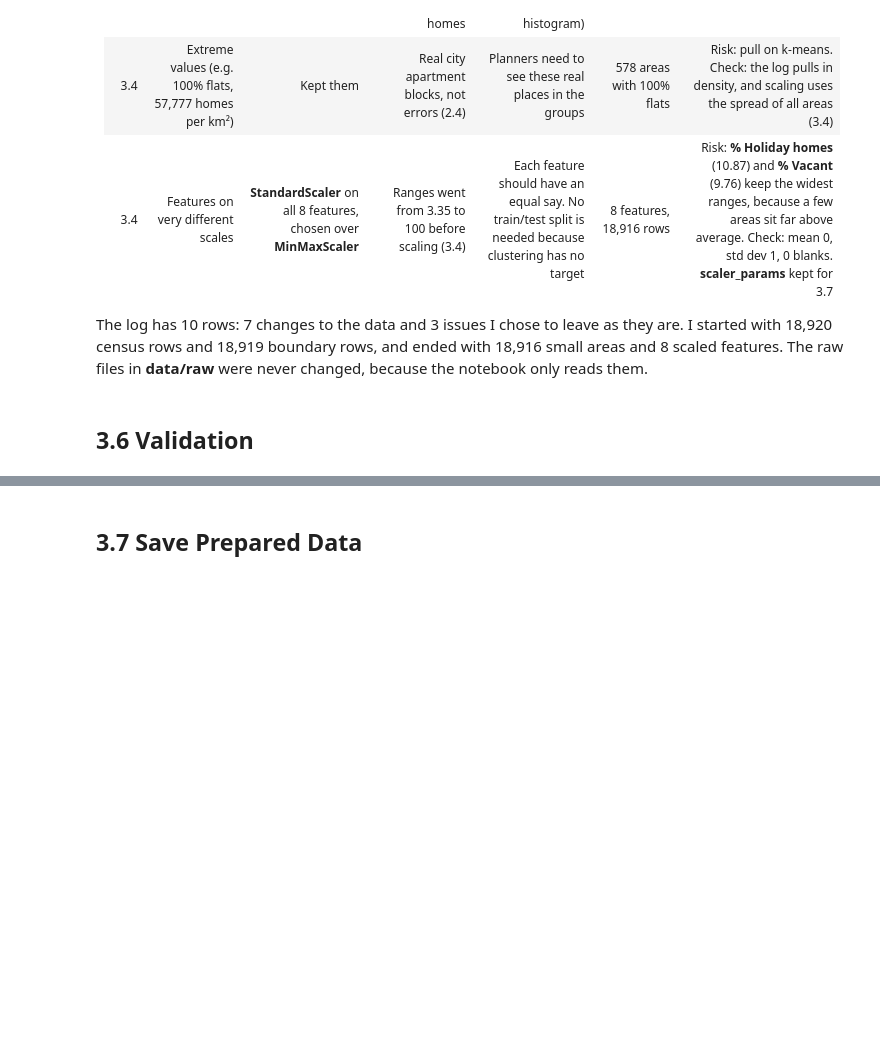
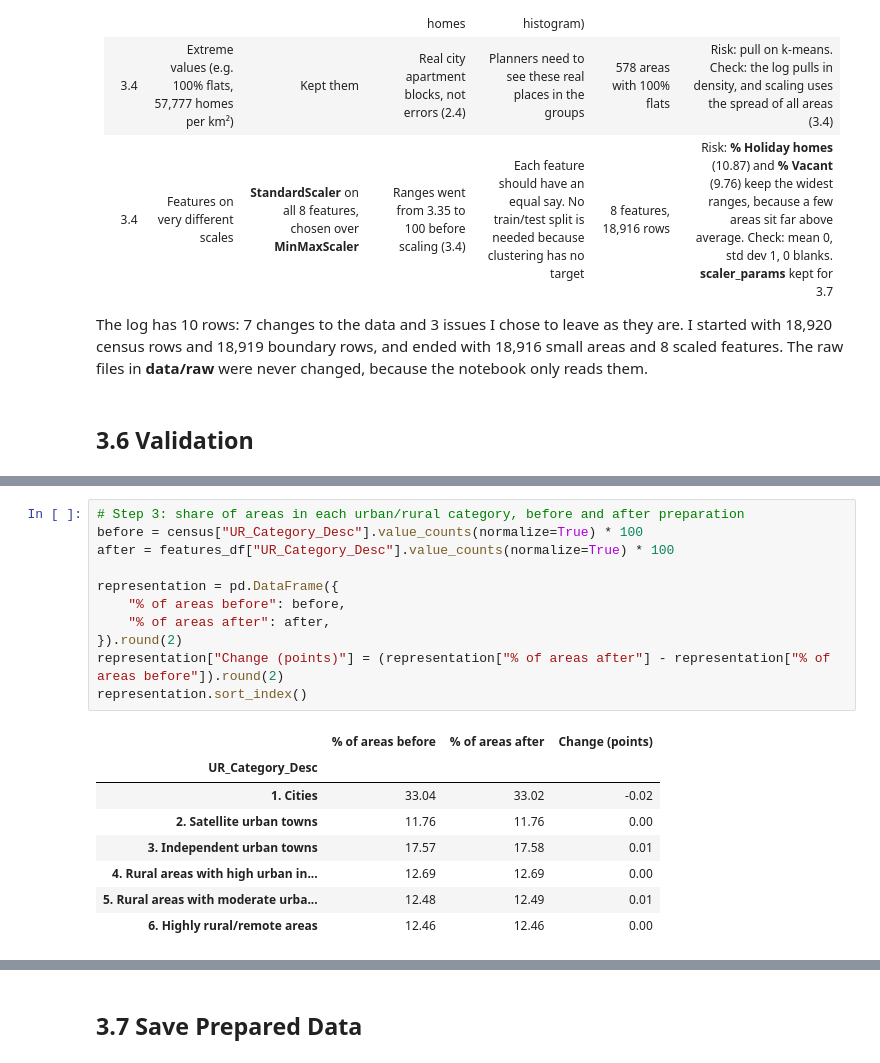
Before and after one commit to SwoopCodes/Data-Analytics_Irish-housing-density, a Jupyter notebook: notebooks/CA2_CRISP_DM_Notebook.ipynb, the cells around one changed output, grey strips where cells are left out. Cells and saved outputs as stored; diff of their text form; blank space fills up the shorter version.

```diff
--- a/notebooks/CA2_CRISP_DM_Notebook.ipynb
+++ b/notebooks/CA2_CRISP_DM_Notebook.ipynb
@@ -1068,0 +1113,20 @@ The log has 10 rows: 7 changes to the data and 3 issues I chose to leave as they
+# %%
+# Step 3: share of areas in each urban/rural category, before and after preparation
+before = census["UR_Category_Desc"].value_counts(normalize=True) * 100
+after = features_df["UR_Category_Desc"].value_counts(normalize=True) * 100
+
+representation = pd.DataFrame({
+    "% of areas before": before,
+    "% of areas after": after,
+}).round(2)
+representation["Change (points)"] = (representation["% of areas after"] - representation["% of areas before"]).round(2)
+representation.sort_index()
+# %% [output]
+|  | % of areas before | % of areas after | Change (points) |
+| UR_Category_Desc |  |  |  |
+| 1. Cities | 33.04 | 33.02 | -0.02 |
+| 2. Satellite urban towns | 11.76 | 11.76 | 0.00 |
+| 3. Independent urban towns | 17.57 | 17.58 | 0.01 |
+| 4. Rural areas with high urban in... | 12.69 | 12.69 | 0.00 |
+| 5. Rural areas with moderate urba... | 12.48 | 12.49 | 0.01 |
+| 6. Highly rural/remote areas | 12.46 | 12.46 | 0.00 |
```
Also changed, not shown: parts of 5 cells of this notebook, 1 other file.
